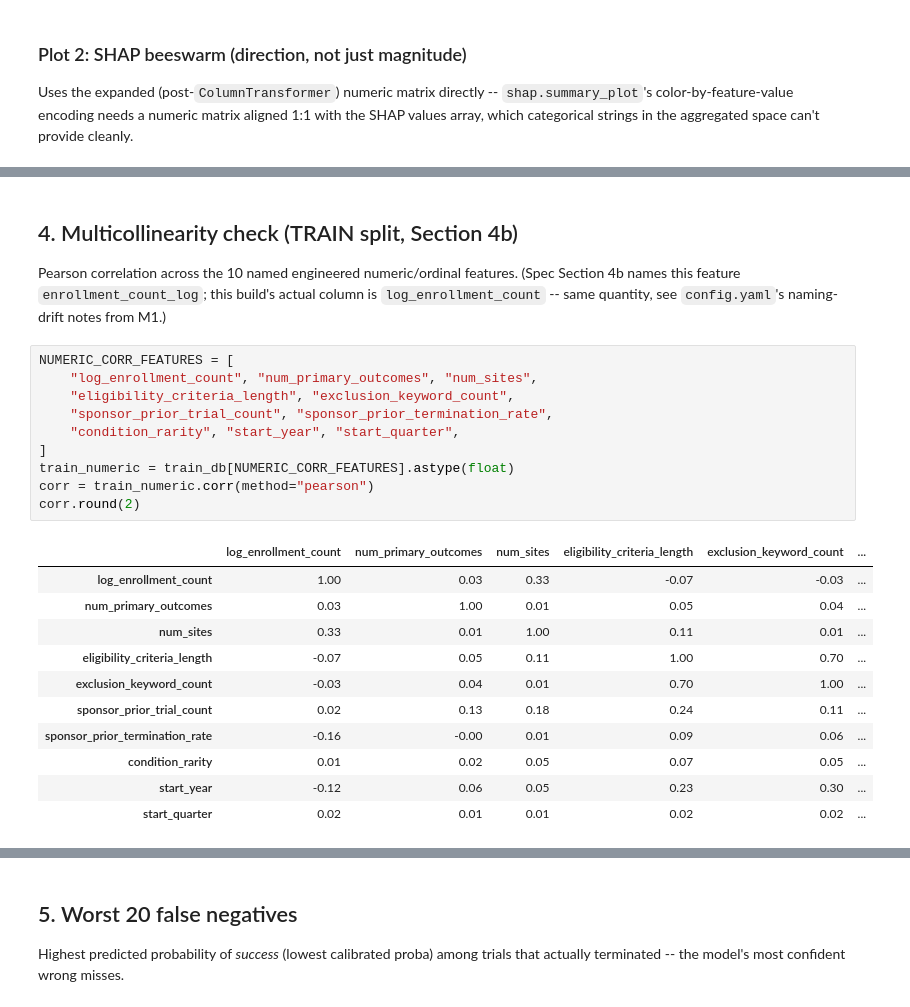
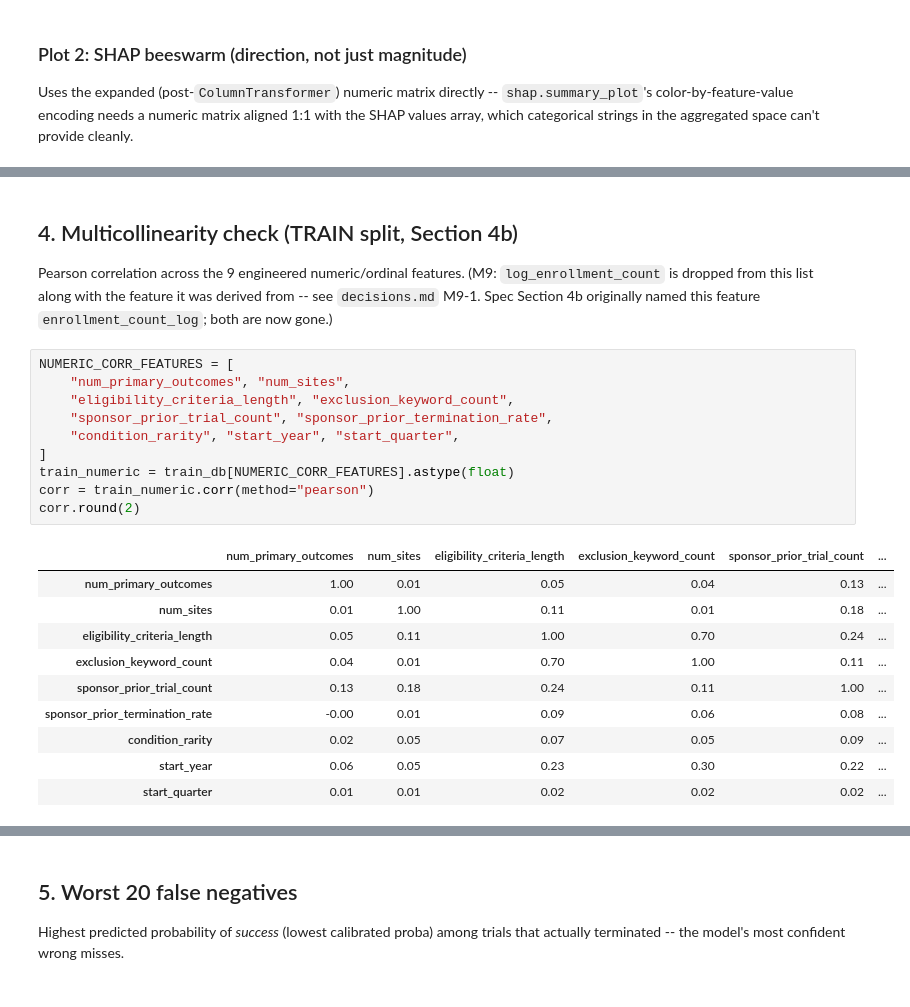
Before and after one commit to shubhamkragrawal/trialoutcome, a Jupyter notebook: notebooks/04_shap_analysis.ipynb, the cells around one changed output, grey strips where cells are left out. Drawn from its saved outputs; the diff is of its cells as text.

```diff
--- a/notebooks/04_shap_analysis.ipynb
+++ b/notebooks/04_shap_analysis.ipynb
@@ -284,31 +297,30 @@ Top-5 features by mean |SHAP| (expanded model-input space, matches the plots abo
 # %% [markdown]
 ## 4. Multicollinearity check (TRAIN split, Section 4b)
 
-Pearson correlation across the 10 named engineered numeric/ordinal features. (Spec Section 4b names
-this feature `enrollment_count_log`; this build's actual column is `log_enrollment_count` -- same
-quantity, see `config.yaml`'s naming-drift notes from M1.)
+Pearson correlation across the 9 engineered numeric/ordinal features. (M9: `log_enrollment_count`
+is dropped from this list along with the feature it was derived from -- see `decisions.md` M9-1.
+Spec Section 4b originally named this feature `enrollment_count_log`; both are now gone.)
 # %%
 NUMERIC_CORR_FEATURES = [
-    "log_enrollment_count", "num_primary_outcomes", "num_sites",
+    "num_primary_outcomes", "num_sites",
     "eligibility_criteria_length", "exclusion_keyword_count",
     "sponsor_prior_trial_count", "sponsor_prior_termination_rate",
     "condition_rarity", "start_year", "start_quarter",
 ]
 train_numeric = train_db[NUMERIC_CORR_FEATURES].astype(float)
 corr = train_numeric.corr(method="pearson")
 corr.round(2)
 # %% [output]
-|  | log_enrollment_count | num_primary_outcomes | num_sites | eligibility_criteria_length | exclusion_keyword_count | ... |
-| log_enrollment_count | 1.00 | 0.03 | 0.33 | -0.07 | -0.03 | ... |
-| num_primary_outcomes | 0.03 | 1.00 | 0.01 | 0.05 | 0.04 | ... |
-| num_sites | 0.33 | 0.01 | 1.00 | 0.11 | 0.01 | ... |
-| eligibility_criteria_length | -0.07 | 0.05 | 0.11 | 1.00 | 0.70 | ... |
-| exclusion_keyword_count | -0.03 | 0.04 | 0.01 | 0.70 | 1.00 | ... |
-| sponsor_prior_trial_count | 0.02 | 0.13 | 0.18 | 0.24 | 0.11 | ... |
-| sponsor_prior_termination_rate | -0.16 | -0.00 | 0.01 | 0.09 | 0.06 | ... |
-| condition_rarity | 0.01 | 0.02 | 0.05 | 0.07 | 0.05 | ... |
-| start_year | -0.12 | 0.06 | 0.05 | 0.23 | 0.30 | ... |
-| start_quarter | 0.02 | 0.01 | 0.01 | 0.02 | 0.02 | ... |
+|  | num_primary_outcomes | num_sites | eligibility_criteria_length | exclusion_keyword_count | sponsor_prior_trial_count | ... |
+| num_primary_outcomes | 1.00 | 0.01 | 0.05 | 0.04 | 0.13 | ... |
+| num_sites | 0.01 | 1.00 | 0.11 | 0.01 | 0.18 | ... |
+| eligibility_criteria_length | 0.05 | 0.11 | 1.00 | 0.70 | 0.24 | ... |
+| exclusion_keyword_count | 0.04 | 0.01 | 0.70 | 1.00 | 0.11 | ... |
+| sponsor_prior_trial_count | 0.13 | 0.18 | 0.24 | 0.11 | 1.00 | ... |
+| sponsor_prior_termination_rate | -0.00 | 0.01 | 0.09 | 0.06 | 0.08 | ... |
+| condition_rarity | 0.02 | 0.05 | 0.07 | 0.05 | 0.09 | ... |
+| start_year | 0.06 | 0.05 | 0.23 | 0.30 | 0.22 | ... |
+| start_quarter | 0.01 | 0.01 | 0.02 | 0.02 | 0.02 | ... |
 # %%
 fig3, ax3 = plt.subplots(figsize=(9, 7))
 im = ax3.imshow(corr.values, vmin=-1, vmax=1, cmap="RdBu_r")
```
Also changed, not shown: parts of 13 cells of this notebook, 13 other files.
